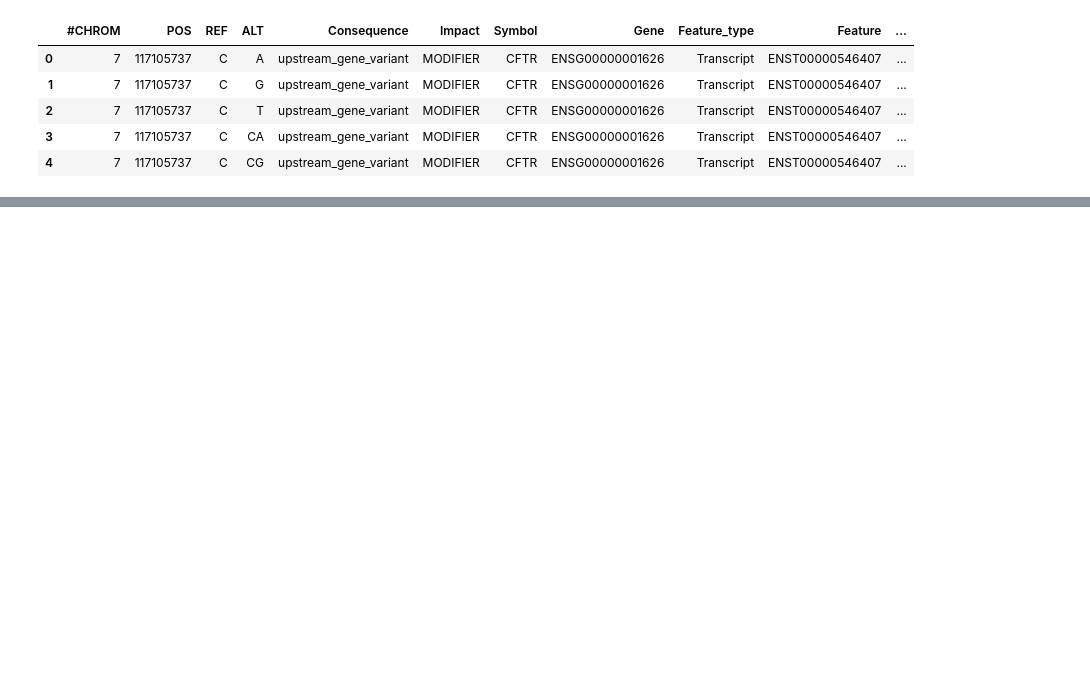
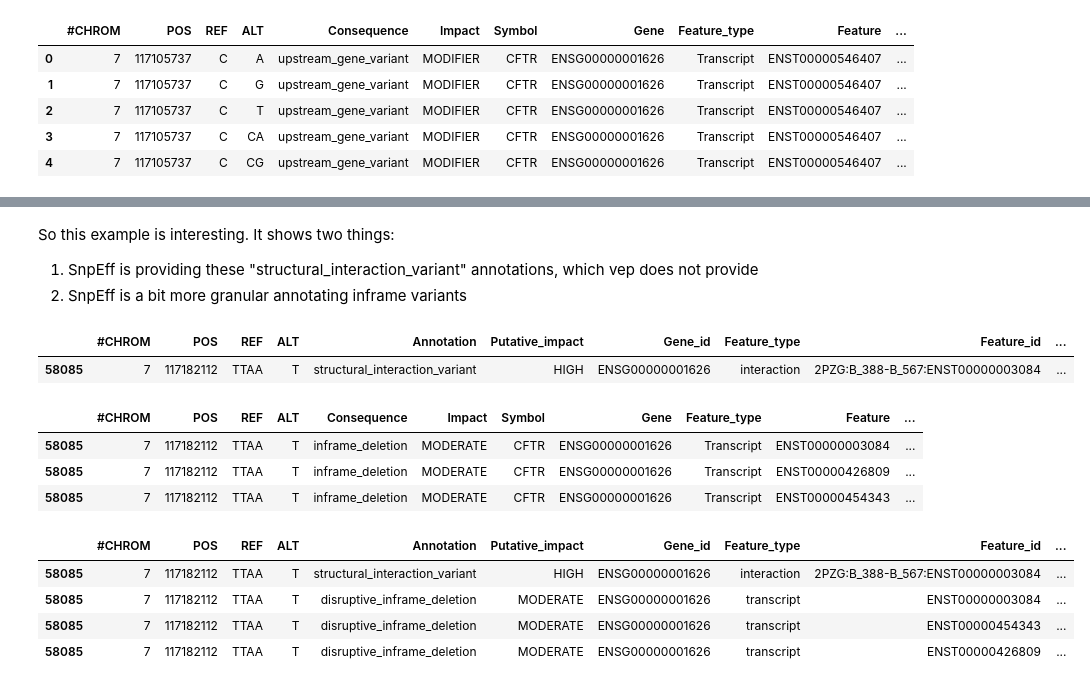
Before and after one commit to andrewjesaitis/variant-annotation-comparison-2017, a Jupyter notebook: Variant-Annotation-Comparsion-2017.ipynb, the cells around one changed output, grey strips where cells are left out. Saved outputs shown, nothing was run; the diff lists cells and outputs as text; code cells hidden in the pictures; blank space fills up the shorter version.

```diff
--- a/Variant-Annotation-Comparsion-2017.ipynb
+++ b/Variant-Annotation-Comparsion-2017.ipynb
@@ -55,0 +147,24 @@ snpeff_df.head()
+# %% [markdown]
+So this example is interesting. It shows two things:
+1. SnpEff is providing these "structural_interaction_variant" annotations, which vep does not provide
+2. SnpEff is a bit more granular annotating inframe variants
+# %%
+snpeff_df[snpeff_df['effect'].str.contains('structural_interaction_variant')][:1]
+# %% [output]
+|  | #CHROM | POS | REF | ALT | Annotation | Putative_impact | Gene_id | Feature_type | Feature_id | ... |
+| 58085 | 7 | 117182112 | TTAA | T | structural_interaction_variant | HIGH | ENSG00000001626 | interaction | 2PZG:B_388-B_567:ENST00000003084 | ... |
+# %%
+vep_df.ix[58085]
+# %% [output]
+|  | #CHROM | POS | REF | ALT | Consequence | Impact | Symbol | Gene | Feature_type | Feature | ... |
+| 58085 | 7 | 117182112 | TTAA | T | inframe_deletion | MODERATE | CFTR | ENSG00000001626 | Transcript | ENST00000003084 | ... |
+| 58085 | 7 | 117182112 | TTAA | T | inframe_deletion | MODERATE | CFTR | ENSG00000001626 | Transcript | ENST00000426809 | ... |
+| 58085 | 7 | 117182112 | TTAA | T | inframe_deletion | MODERATE | CFTR | ENSG00000001626 | Transcript | ENST00000454343 | ... |
+# %%
+snpeff_df.ix[58085]
+# %% [output]
+|  | #CHROM | POS | REF | ALT | Annotation | Putative_impact | Gene_id | Feature_type | Feature_id | ... |
+| 58085 | 7 | 117182112 | TTAA | T | structural_interaction_variant | HIGH | ENSG00000001626 | interaction | 2PZG:B_388-B_567:ENST00000003084 | ... |
+| 58085 | 7 | 117182112 | TTAA | T | disruptive_inframe_deletion | MODERATE | ENSG00000001626 | transcript | ENST00000003084 | ... |
+| 58085 | 7 | 117182112 | TTAA | T | disruptive_inframe_deletion | MODERATE | ENSG00000001626 | transcript | ENST00000454343 | ... |
+| 58085 | 7 | 117182112 | TTAA | T | disruptive_inframe_deletion | MODERATE | ENSG00000001626 | transcript | ENST00000426809 | ... |
```
Also changed, not shown: parts of 13 cells of this notebook.
